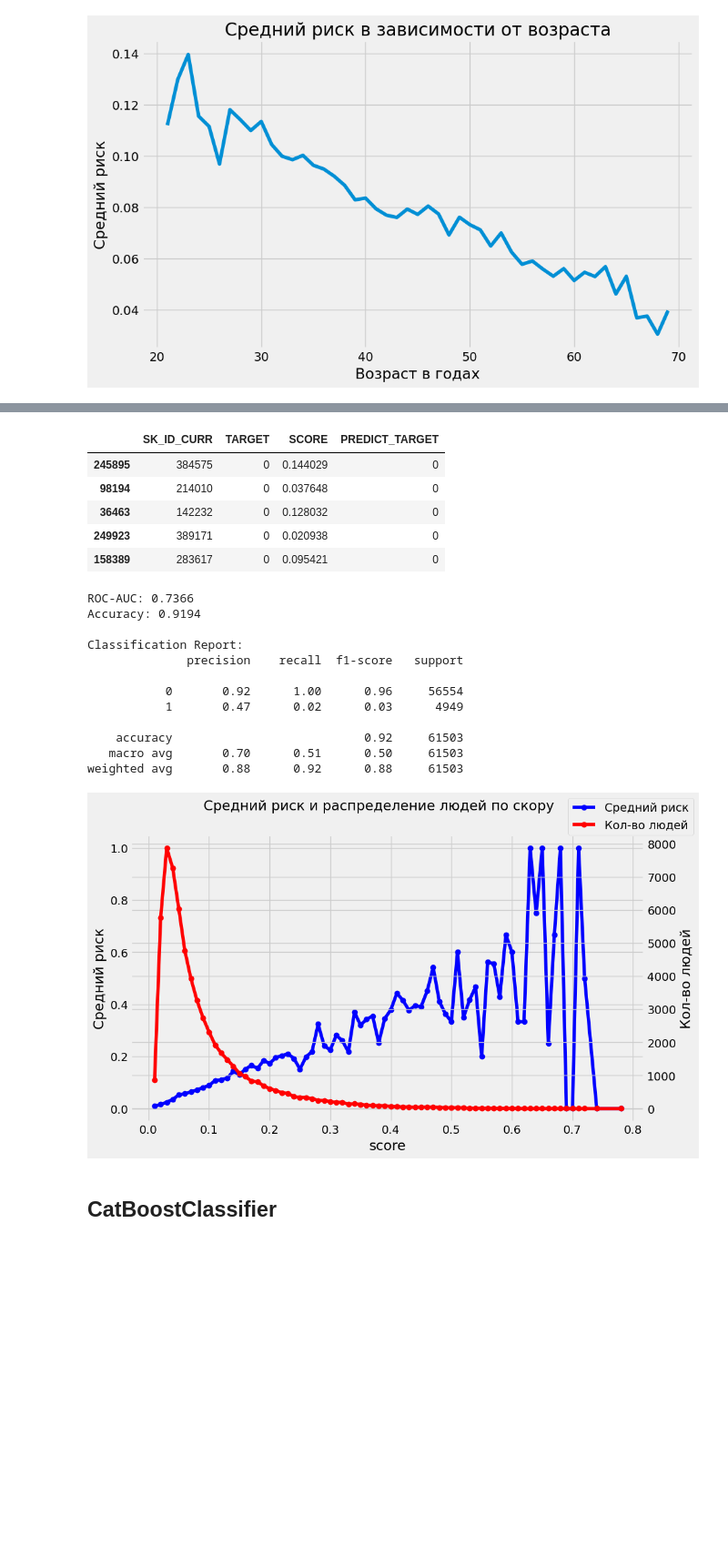
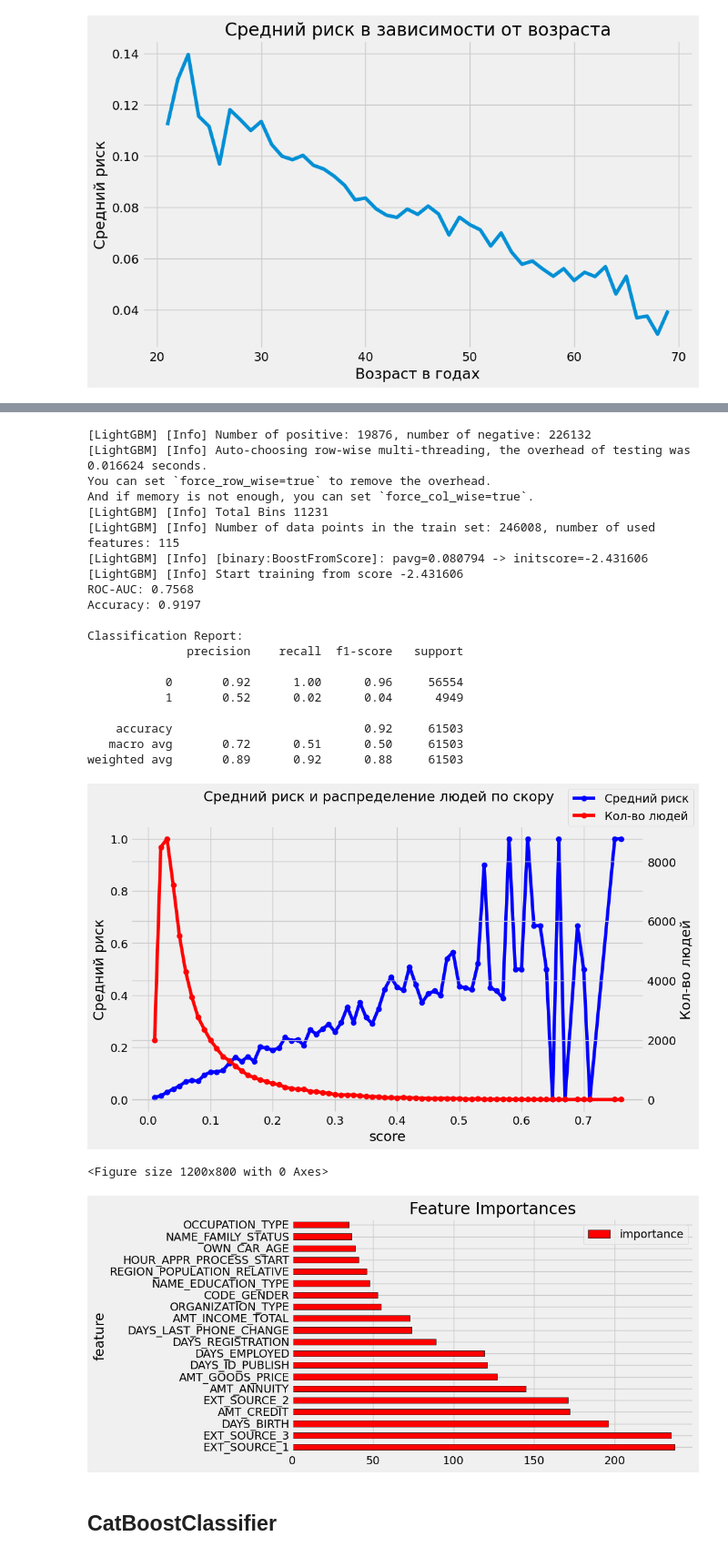
Before and after one commit to tsar1in/Scoring, a Jupyter notebook: Scoring.ipynb, the cells around one changed output, grey strips where cells are left out. Shown at 91% size. Cells and saved outputs as stored; diff of their text form; code cells hidden in the pictures; blank space fills up the shorter version.

Commit message:
second iteration, 17.10.2024

```diff
--- a/Scoring.ipynb
+++ b/Scoring.ipynb
@@ -400,31 +412,45 @@ And if memory is not enough, you can set `force_col_wise=true`.
-# %%
-clf_solution = application_test[['SK_ID_CURR', 'TARGET']]
-clf_solution['SCORE'] = clf_score
-clf_solution['PREDICT_TARGET'] = clf_predict_target
-
-clf_solution.head()
-# %% [output]
-|  | SK_ID_CURR | TARGET | SCORE | PREDICT_TARGET |
-| 245895 | 384575 | 0 | 0.144029 | 0 |
-| 98194 | 214010 | 0 | 0.037648 | 0 |
-| 36463 | 142232 | 0 | 0.128032 | 0 |
-| 249923 | 389171 | 0 | 0.020938 | 0 |
-| 158389 | 283617 | 0 | 0.095421 | 0 |
-# %%
-check_metrics(clf_solution)
-# %% [output]
-ROC-AUC: 0.7366
-Accuracy: 0.9194
-
-Classification Report:
-              precision    recall  f1-score   support
-
-           0       0.92      1.00      0.96     56554
-           1       0.47      0.02      0.03      4949
-
-    accuracy                           0.92     61503
-   macro avg       0.70      0.51      0.50     61503
-weighted avg       0.88      0.92      0.88     61503
-[figure, removed]
+# %%
+def train_and_evaluate_boosting(train_id, test_id, train_final, train_labels, test_final, test_labels):
+    clf = LGBMClassifier()
+
+    clf.fit(train_final, train_labels)
+
+    clf_solution = pd.DataFrame({
+        'SK_ID_CURR': test_id,
+        'TARGET': test_labels,
+        'SCORE': clf.predict_proba(test_final)[:, 1],
+        'PREDICT_TARGET': clf.predict(test_final)
+    })
+
+    check_metrics(clf_solution)
+    show_feature_importances(clf, train_final.columns)
+# %%
+train_and_evaluate_boosting(application_train_id, application_test_id, \
+                            application_train, application_train_labels, \
+                            application_test, application_test_labels)
+# %% [output]
+[LightGBM] [Info] Number of positive: 19876, number of negative: 226132
+[LightGBM] [Info] Auto-choosing row-wise multi-threading, the overhead of testing was 0.016624 seconds.
+You can set `force_row_wise=true` to remove the overhead.
+And if memory is not enough, you can set `force_col_wise=true`.
+[LightGBM] [Info] Total Bins 11231
+[LightGBM] [Info] Number of data points in the train set: 246008, number of used features: 115
+[LightGBM] [Info] [binary:BoostFromScore]: pavg=0.080794 -> initscore=-2.431606
+[LightGBM] [Info] Start training from score -2.431606
+ROC-AUC: 0.7568
+Accuracy: 0.9197
+
+Classification Report:
+              precision    recall  f1-score   support
+
+           0       0.92      1.00      0.96     56554
+           1       0.52      0.02      0.04      4949
+
+    accuracy                           0.92     61503
+   macro avg       0.72      0.51      0.50     61503
+weighted avg       0.89      0.92      0.88     61503
+[figure, added]
+<Figure size 1200x800 with 0 Axes>
+[figure, added]
 # %% [markdown]
 ## CatBoostClassifier
```
Also changed, not shown: parts of 52 cells of this notebook.
